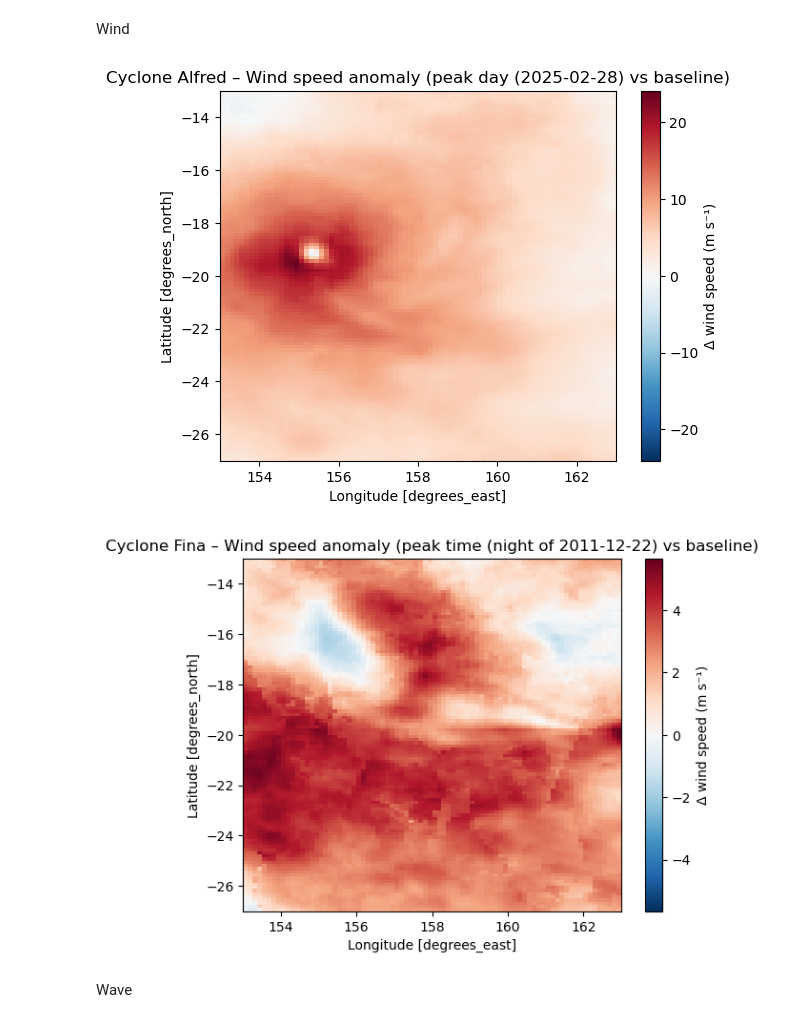
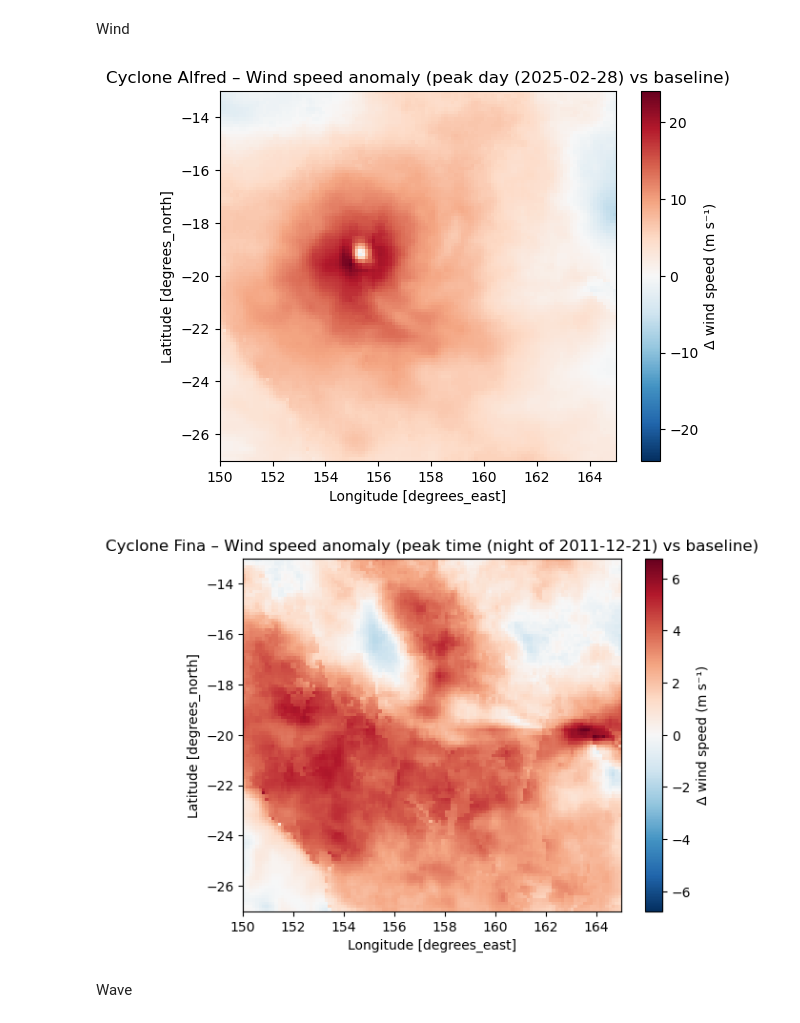
Before and after one commit to ElisaSzalay/Cyclone-Analysis, a Jupyter notebook: Wind and Wave analysis/statistics.ipynb, the cells around one changed output. Saved outputs shown, nothing was run; the diff lists cells and outputs as text; code cells hidden in the pictures.

```diff
--- a/Wind and Wave analysis/statistics.ipynb
+++ b/Wind and Wave analysis/statistics.ipynb
@@ -8,11 +8,11 @@ import xarray as xr
 import pandas as pd
 from scipy.stats import percentileofscore
 # %%
-wind_fina=xr.open_dataset('data/wind_fina_extended.nc')
-wind_alfred=xr.open_dataset('data/wind_alfred_extended.nc')
-wind_baseline_first=xr.open_dataset('data/wind_baseline_extended_1.nc')
-wind_baseline_second=xr.open_dataset('data/wind_baseline_extended_2.nc')
-wind_baseline_third=xr.open_dataset('data/wind_baseline_extended_3.nc')
+wind_fina=xr.open_dataset('data/wind_fina_extended_bigger.nc')
+wind_alfred=xr.open_dataset('data/wind_alfred_extended_bigger.nc')
+wind_baseline_first=xr.open_dataset('data/wind_baseline_extended_bigger_1.nc')
+wind_baseline_second=xr.open_dataset('data/wind_baseline_extended_bigger_2.nc')
+wind_baseline_third=xr.open_dataset('data/wind_baseline_extended_bigger_3.nc')
 # %% [markdown]
 ## Exclude cyclone periods
 # %%
@@ -541,14 +541,20 @@ def cyclone_peak_vs_baseline_seasonal_day(
         drop=True
     )
 
-    # baseline statistics
+    # --- baseline statistics ---
     baseline_mean = baseline_sd.mean("time")
     baseline_std  = baseline_sd.std("time")
 
-    anomaly = cyclone_peak - baseline_mean #physical difference
-    zscore = anomaly / baseline_std #standardized anomaly (how many std the cyclone peak is away from the baseline mean)
+    # --- align grids for pointwise operations ---
+    baseline_sd, cyclone_peak = xr.align(
+        baseline_sd,
+        cyclone_peak,
+        join="inner"
+     )
 
-    # percentiles, it asks at each grid point, what percentage of the baseline distribution (for the same seasonal day) is below the cyclone peak value at that grid point
+    anomaly = cyclone_peak - baseline_mean
+    zscore = anomaly / baseline_std
+
     percentile = xr.apply_ufunc(
         percentileofscore,
         baseline_sd,
@@ -557,6 +563,7 @@ def cyclone_peak_vs_baseline_seasonal_day(
         input_core_dims=[["time"], []],
         output_dtypes=[float],
     )
+
 
     return xr.Dataset(
     {
@@ -593,17 +600,17 @@ alfred_wind_peak["anomaly"].plot(
 plt.title("Cyclone Alfred – Wind speed anomaly (peak day (2025-02-28) vs baseline)")
 plt.show()
 # %% [output]
-[figure, old version]
+[figure, new version]
 # %%
 fina_wind_peak["anomaly"].plot(
     cmap="RdBu_r",
     center=0,
     cbar_kwargs={"label": "Δ wind speed (m s⁻¹)"},
 )
-plt.title("Cyclone Fina – Wind speed anomaly (peak time (night of 2011-12-22) vs baseline)")
+plt.title("Cyclone Fina – Wind speed anomaly (peak time (night of 2011-12-21) vs baseline)")
 plt.show()
 # %% [output]
-[figure, old version]
+[figure, new version]
 # %% [markdown]
 Wave
 # %%
```
Also changed, not shown: parts of 29 cells of this notebook, 14 other files.
